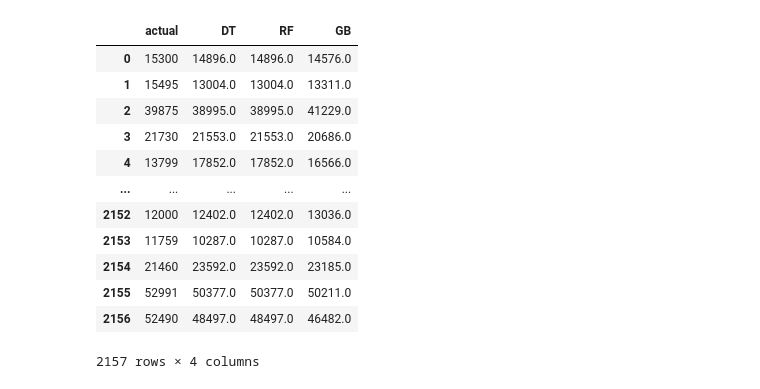
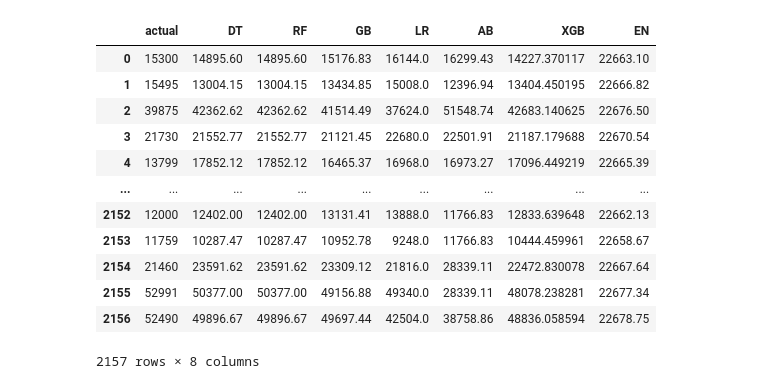
Before and after one commit to SKawsar/bmw_used_car, a Jupyter notebook: modeling.ipynb, the cells around one changed output. Saved outputs shown, nothing was run; the diff lists cells and outputs as text; code cells hidden in the pictures.

```diff
--- a/modeling.ipynb
+++ b/modeling.ipynb
@@ -182,0 +217,2 @@ time =  0.41227078437805176
+# %%
+model_LR = linear_regressor(X_train, y_train, [True], [True], 'neg_root_mean_squared_error', 5)
@@ -182,0 +221,6 @@ time =  0.41227078437805176
+# %%
+model_EN = elasticnet_regressor(X_train, y_train,
+                                np.arange(0,1.1,0.01).tolist(),
+                                [1],
+                                [True], [True],
+                                'neg_root_mean_squared_error', 5)
@@ -196,7 +242,11 @@ def model_output(X_test, y_test, model):
 
     return cv, y_pred, MAE, RMSE, r2
 # %%
-cv_DT, y_pred_DT, MAE_DT, RMSE_DT, r2_DT = model_output(X_test, y_test, model_DT)
+# cv_DT, y_pred_DT, MAE_DT, RMSE_DT, r2_DT = model_output(X_test, y_test, model_DT)
 cv_RF, y_pred_RF, MAE_RF, RMSE_RF, r2_RF = model_output(X_test, y_test, model_RF)
 cv_GB, y_pred_GB, MAE_GB, RMSE_GB, r2_GB = model_output(X_test, y_test, model_GB)
+cv_LR, y_pred_LR, MAE_LR, RMSE_LR, r2_LR = model_output(X_test, y_test, model_LR)
+cv_AB, y_pred_AB, MAE_AB, RMSE_AB, r2_AB = model_output(X_test, y_test, model_AB)
+cv_XGB, y_pred_XGB, MAE_XGB, RMSE_XGB, r2_XGB = model_output(X_test, y_test, model_XGB)
+cv_EN, y_pred_EN, MAE_EN, RMSE_EN, r2_EN = model_output(X_test, y_test, model_EN)
 # %% [output]
@@ -222,0 +285,8 @@ MAE :  1646.1131247853812 RMSE :  2759.8883386492626 r2_score : 0.94109744899059
+# %%
+y_test['DT'] = y_pred_DT
+y_test['RF'] = y_pred_RF
+y_test['GB'] = y_pred_GB
+y_test['LR'] = y_pred_LR
+y_test['AB'] = y_pred_AB
+y_test['XGB'] = y_pred_XGB
+y_test['EN'] = y_pred_EN
@@ -223,18 +309,25 @@ MAE :  1646.1131247853812 RMSE :  2759.8883386492626 r2_score : 0.94109744899059
 # %%
-OUT = pd.DataFrame({'actual':np.squeeze(y_test.values), 'DT':y_pred_DT, 'RF':y_pred_RF, 'GB':y_pred_GB})
-OUT = OUT.round()
+OUT = pd.DataFrame({'actual':np.squeeze(y_test.values),
+                    'DT':y_pred_DT,
+                    'RF':y_pred_RF,
+                    'GB':y_pred_GB,
+                    'LR':np.squeeze(y_pred_LR),
+                    'AB':y_pred_AB,
+                    'XGB':y_pred_XGB,
+                    'EN':y_pred_EN})
+OUT = OUT.round(2)
 display(OUT)
 # %% [output]
-|  | actual | DT | RF | GB |
-| 0 | 15300 | 14896.0 | 14896.0 | 14576.0 |
-| 1 | 15495 | 13004.0 | 13004.0 | 13311.0 |
-| 2 | 39875 | 38995.0 | 38995.0 | 41229.0 |
-| 3 | 21730 | 21553.0 | 21553.0 | 20686.0 |
-| 4 | 13799 | 17852.0 | 17852.0 | 16566.0 |
-| ... | ... | ... | ... | ... |
-| 2152 | 12000 | 12402.0 | 12402.0 | 13036.0 |
-| 2153 | 11759 | 10287.0 | 10287.0 | 10584.0 |
-| 2154 | 21460 | 23592.0 | 23592.0 | 23185.0 |
-| 2155 | 52991 | 50377.0 | 50377.0 | 50211.0 |
-| 2156 | 52490 | 48497.0 | 48497.0 | 46482.0 |
+|  | actual | DT | RF | GB | LR | AB | XGB | EN |
+| 0 | 15300 | 14895.60 | 14895.60 | 15176.83 | 16144.0 | 16299.43 | 14227.370117 | 22663.10 |
+| 1 | 15495 | 13004.15 | 13004.15 | 13434.85 | 15008.0 | 12396.94 | 13404.450195 | 22666.82 |
+| 2 | 39875 | 42362.62 | 42362.62 | 41514.49 | 37624.0 | 51548.74 | 42683.140625 | 22676.50 |
+| 3 | 21730 | 21552.77 | 21552.77 | 21121.45 | 22680.0 | 22501.91 | 21187.179688 | 22670.54 |
+| 4 | 13799 | 17852.12 | 17852.12 | 16465.37 | 16968.0 | 16973.27 | 17096.449219 | 22665.39 |
+| ... | ... | ... | ... | ... | ... | ... | ... | ... |
+| 2152 | 12000 | 12402.00 | 12402.00 | 13131.41 | 13888.0 | 11766.83 | 12833.639648 | 22662.13 |
+| 2153 | 11759 | 10287.47 | 10287.47 | 10952.78 | 9248.0 | 11766.83 | 10444.459961 | 22658.67 |
+| 2154 | 21460 | 23591.62 | 23591.62 | 23309.12 | 21816.0 | 28339.11 | 22472.830078 | 22667.64 |
+| 2155 | 52991 | 50377.00 | 50377.00 | 49156.88 | 49340.0 | 28339.11 | 48078.238281 | 22677.34 |
+| 2156 | 52490 | 49896.67 | 49896.67 | 49697.44 | 42504.0 | 38758.86 | 48836.058594 | 22678.75 |
-2157 rows × 4 columns
+2157 rows × 8 columns
```
Also changed, not shown: parts of 19 cells of this notebook, 2 other files.
